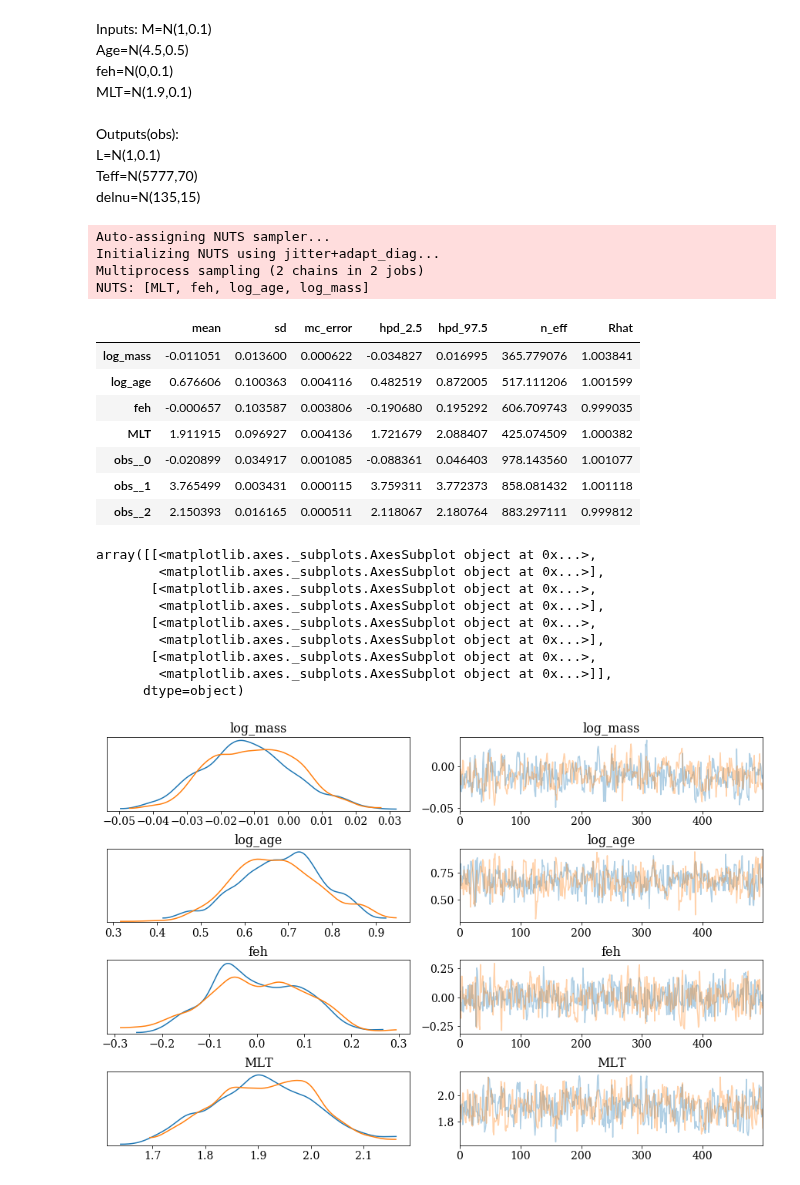
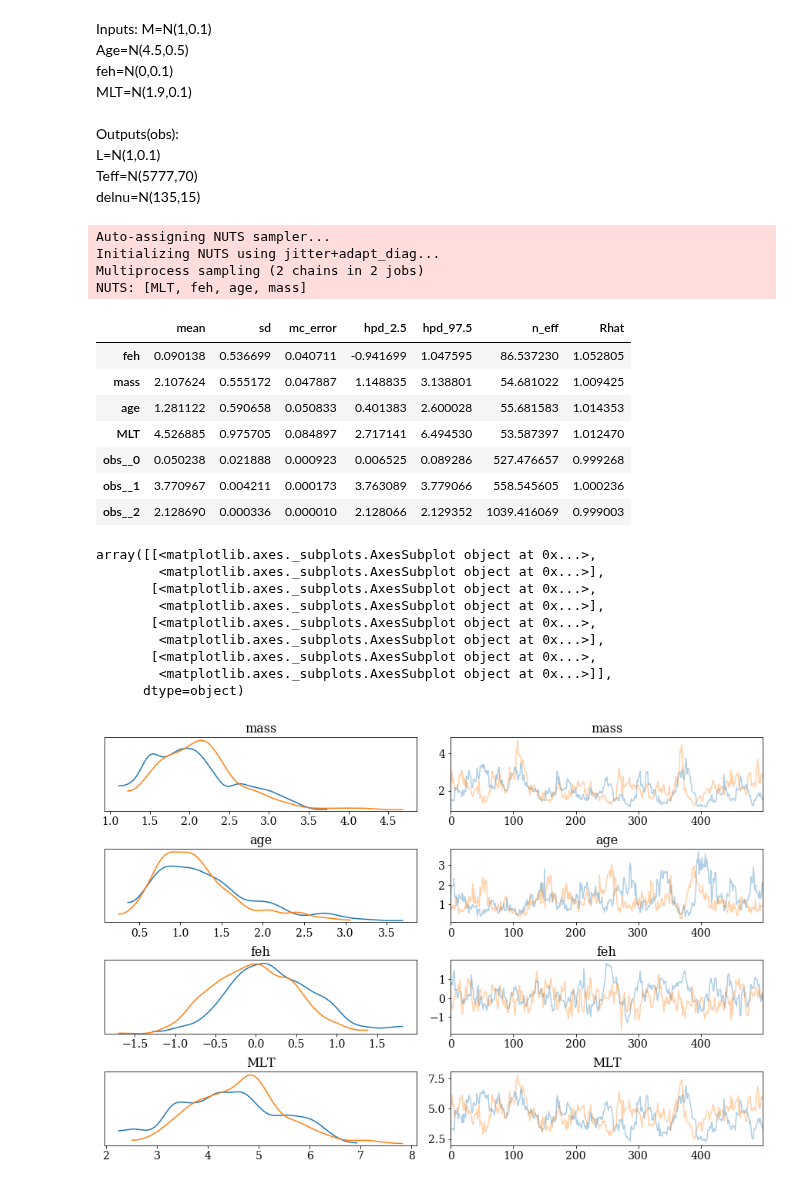
Before and after one commit to Harry-Westwood/Y4-Project-InterNeuralStellar, a Jupyter notebook: Hin's_files/model_sun_test.ipynb, the cells around one changed output. Cells and saved outputs as stored; diff of their text form; code cells hidden in the pictures.

Commit message:
Got the sun modelling HBM to fully work, with realistic uncertainties and bounded lognormals

```diff
--- a/Hin's_files/model_sun_test.ipynb
+++ b/Hin's_files/model_sun_test.ipynb
@@ -53,11 +54,12 @@ L=N(1,0.1)<br>
 Teff=N(5777,70)<br>
 delnu=N(135,15)<br>
 # %%
+m1.getWeights()
 weights=m1.model.get_weights()
 
-def NN(inputs):
+def manualPredict(inputs):
     #input shape = 1D array with length as number of NN inputs
-    no_hidden_layers=len(weights)/2-1
+    no_hidden_layers = len(weights)/2-1
     xx=inputs
     for i in np.arange(0,no_hidden_layers)*2:
         i=int(i)
@@ -67,48 +69,52 @@ def NN(inputs):
 
 model = pm.Model()
 with model:
+    BoundM = pm.Bound(pm.Lognormal,lower=0)
+    M = BoundM('mass',np.log(1.2),0.5)
+    BoundAge = pm.Bound(pm.Lognormal,lower=0)
+    Age = BoundAge('age',np.log(4.5),1.0)
+    feh = pm.Normal('feh',0,0.5)
+    BoundMLT = pm.Bound(pm.Lognormal,lower=0)
+    MLT = BoundMLT('MLT',1.9,0.3)
 
-    log_m = pm.Normal('log_mass',np.log10(1),0.1)
-    log_a = pm.Normal('log_age',np.log10(4.5),0.1)
-    feh = pm.Normal('feh',0,0.1)
-    MLT = pm.Normal('MLT',1.9,0.1)
+    obs = pm.Deterministic('obs',manualPredict([np.log10(M), np.log10(Age), feh, MLT]))
 
-    obs = pm.Deterministic('obs',NN([log_m, log_a, feh, MLT]))
+    #obs data from small grid row 7992
+    obs_L = pm.Normal('obs_L',10**obs[0],0.01, observed=1.10587977656106)
+    obs_Teff = pm.Normal('obs_Teff',10**obs[1],70, observed=5915.32055829505)
+    obs_delnu = pm.Normal('obs_delnu',10**obs[2],0.1, observed=134.4937686)
 
-    obs_L = pm.Normal('obs_L',10**obs[0],0.1, observed=1.0)
-    obs_Teff = pm.Normal('obs_Teff',10**obs[1],70, observed=5777)
-    obs_delnu = pm.Normal('obs_delnu',10**obs[2],15, observed=135)
-
+start = {'mass': 0.8, 'age': 2.5, 'feh':0.1, MLT:1.8}
 with model:
-    trace = pm.sample(tune=5000, target_accept=0.99)
+    trace = pm.sample(tune=5000, target_accept = 0.99, start=start)
 # %% [output]
 Auto-assigning NUTS sampler...
 Initializing NUTS using jitter+adapt_diag...
 Multiprocess sampling (2 chains in 2 jobs)
-NUTS: [MLT, feh, log_age, log_mass]
+NUTS: [MLT, feh, age, mass]
 # %%
 pm.summary(trace)
 # %% [output]
 |  | mean | sd | mc_error | hpd_2.5 | hpd_97.5 | n_eff | Rhat |
-| log_mass | -0.011051 | 0.013600 | 0.000622 | -0.034827 | 0.016995 | 365.779076 | 1.003841 |
-| log_age | 0.676606 | 0.100363 | 0.004116 | 0.482519 | 0.872005 | 517.111206 | 1.001599 |
-| feh | -0.000657 | 0.103587 | 0.003806 | -0.190680 | 0.195292 | 606.709743 | 0.999035 |
-| MLT | 1.911915 | 0.096927 | 0.004136 | 1.721679 | 2.088407 | 425.074509 | 1.000382 |
-| obs__0 | -0.020899 | 0.034917 | 0.001085 | -0.088361 | 0.046403 | 978.143560 | 1.001077 |
-| obs__1 | 3.765499 | 0.003431 | 0.000115 | 3.759311 | 3.772373 | 858.081432 | 1.001118 |
-| obs__2 | 2.150393 | 0.016165 | 0.000511 | 2.118067 | 2.180764 | 883.297111 | 0.999812 |
+| feh | 0.090138 | 0.536699 | 0.040711 | -0.941699 | 1.047595 | 86.537230 | 1.052805 |
+| mass | 2.107624 | 0.555172 | 0.047887 | 1.148835 | 3.138801 | 54.681022 | 1.009425 |
+| age | 1.281122 | 0.590658 | 0.050833 | 0.401383 | 2.600028 | 55.681583 | 1.014353 |
+| MLT | 4.526885 | 0.975705 | 0.084897 | 2.717141 | 6.494530 | 53.587397 | 1.012470 |
+| obs__0 | 0.050238 | 0.021888 | 0.000923 | 0.006525 | 0.089286 | 527.476657 | 0.999268 |
+| obs__1 | 3.770967 | 0.004211 | 0.000173 | 3.763089 | 3.779066 | 558.545605 | 1.000236 |
+| obs__2 | 2.128690 | 0.000336 | 0.000010 | 2.128066 | 2.129352 | 1039.416069 | 0.999003 |
 # %%
-pm.plots.traceplot(trace,var_names=['log_mass','log_age','feh','MLT'])
+pm.plots.traceplot(trace,var_names=['mass','age','feh','MLT'])
 # %% [output]
 array([[<matplotlib.axes._subplots.AxesSubplot object at 0x...>,
         <matplotlib.axes._subplots.AxesSubplot object at 0x...>],
        [<matplotlib.axes._subplots.AxesSubplot object at 0x...>,
         <matplotlib.axes._subplots.AxesSubplot object at 0x...>],
        [<matplotlib.axes._subplots.AxesSubplot object at 0x...>,
         <matplotlib.axes._subplots.AxesSubplot object at 0x...>],
        [<matplotlib.axes._subplots.AxesSubplot object at 0x...>,
         <matplotlib.axes._subplots.AxesSubplot object at 0x...>]],
       dtype=object)
-[figure, old version]
+[figure, new version]
 # %%
 import corner
```
Also changed, not shown: parts of 4 cells of this notebook.
